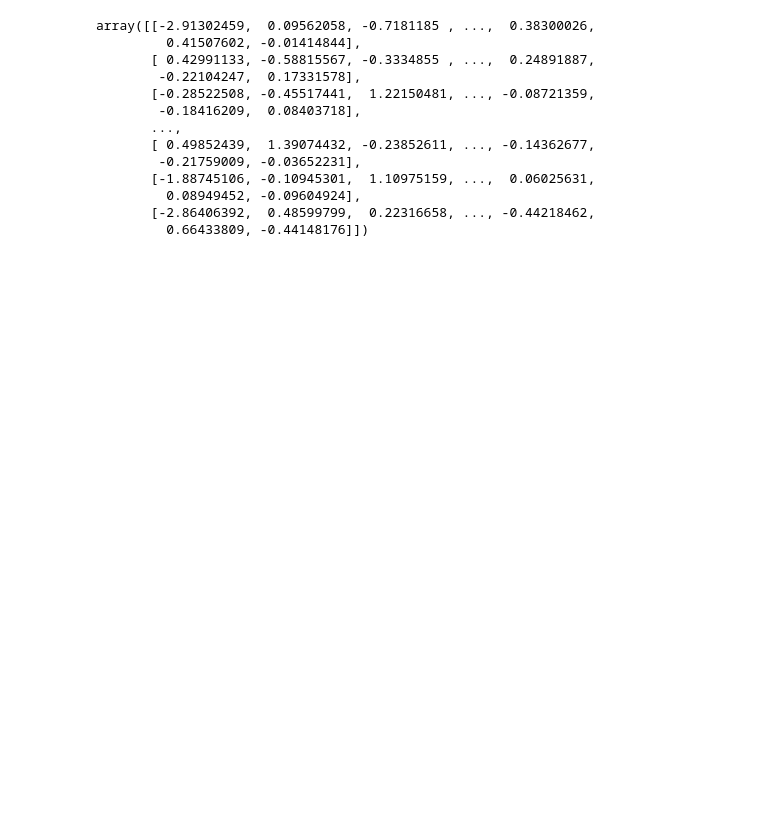
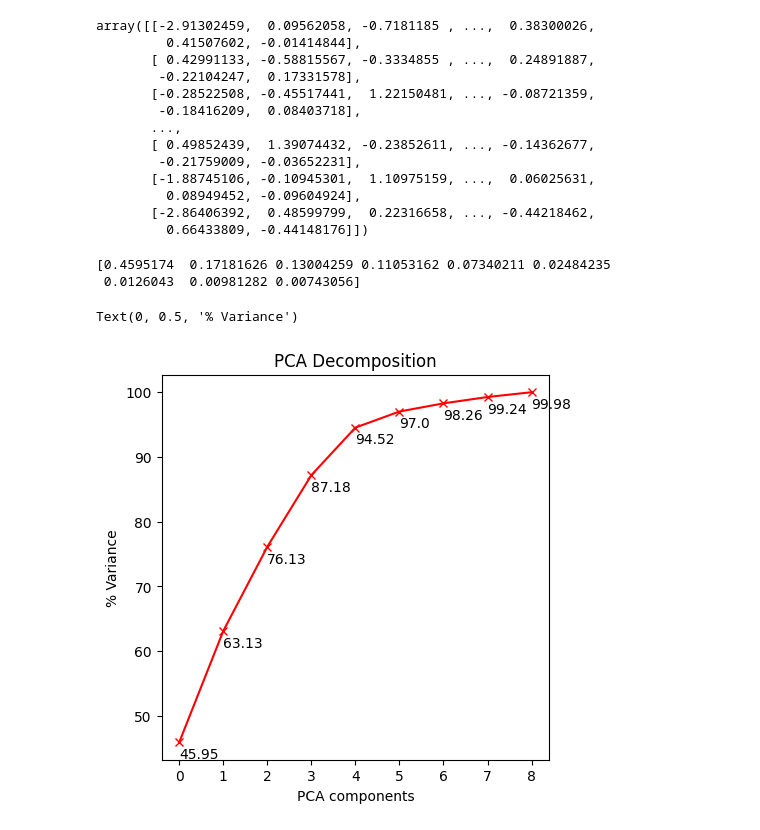
Before and after one commit to GerardoMayel/clustering, a Jupyter notebook: proyecto_clusters_paises.ipynb, the cells around one changed output. Drawn from its saved outputs; the diff is of its cells as text; code cells hidden in the pictures; blank space fills up the shorter version.

```diff
--- a/proyecto_clusters_paises.ipynb
+++ b/proyecto_clusters_paises.ipynb
@@ -189,3 +192,24 @@ array([[-2.91302459,  0.09562058, -0.7181185 , ...,  0.38300026,
          0.08949452, -0.09604924],
        [-2.86406392,  0.48599799,  0.22316658, ..., -0.44218462,
          0.66433809, -0.44148176]])
+# %%
+#Obtener el Indice de Varianza
+var = pca.explained_variance_ratio_
+print(var)
+# %% [output]
+[0.4595174  0.17181626 0.13004259 0.11053162 0.07340211 0.02484235
+ 0.0126043  0.00981282 0.00743056]
+# %%
+cum_var = np.cumsum(np.round(var, decimals=4)*100)
+components = list(range(0,9))
+plt.figure(figsize=(5,5))
+for s,d in zip(components,cum_var):
+    plt.annotate(np.round(d,decimals=2), xy=(s,d-2.5))
+
+plt.plot(components,cum_var, 'r-x')
+plt.title("PCA Decomposition")
+plt.xlabel('PCA components')
+plt.ylabel('% Variance')
+# %% [output]
+Text(0, 0.5, '% Variance')
+[figure, added]
```
Also changed, not shown: parts of 23 cells of this notebook.
